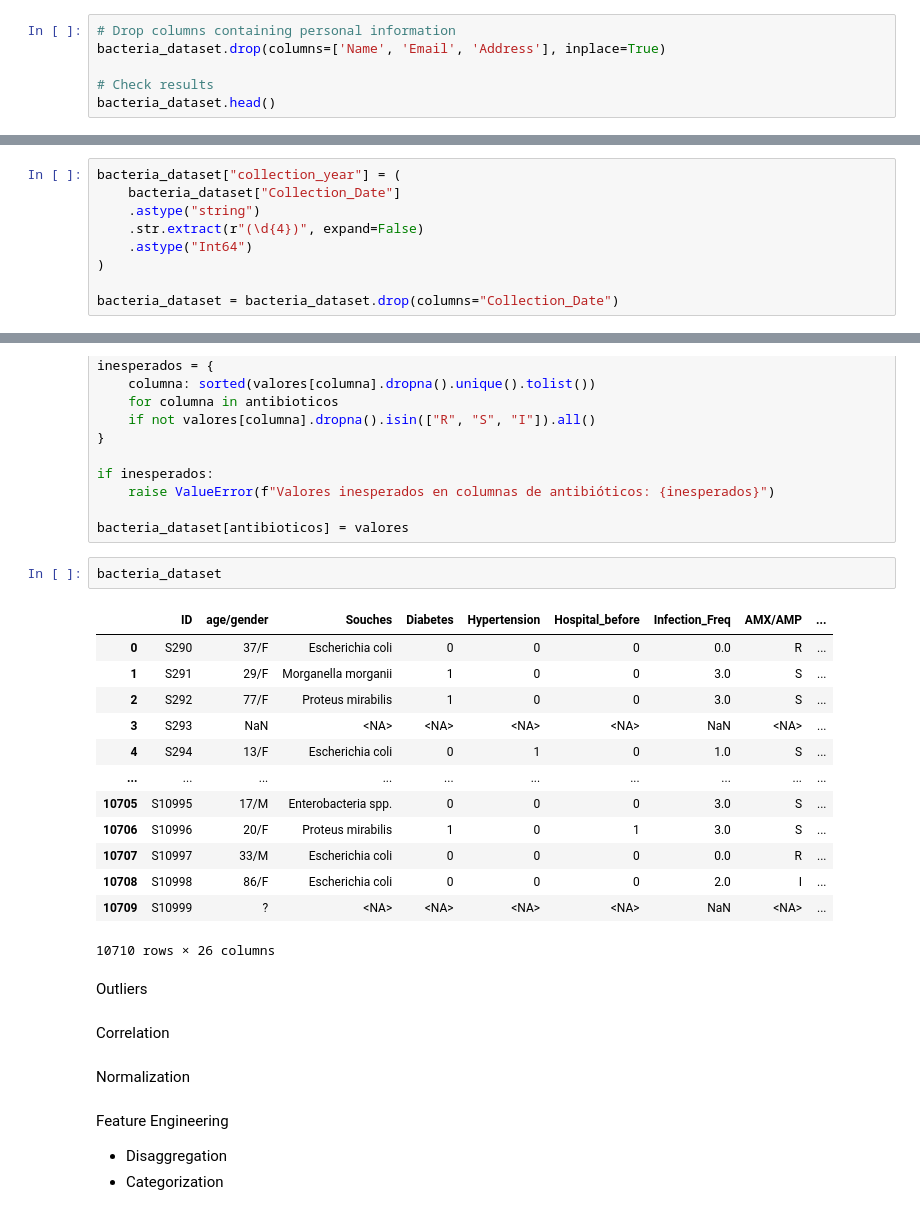
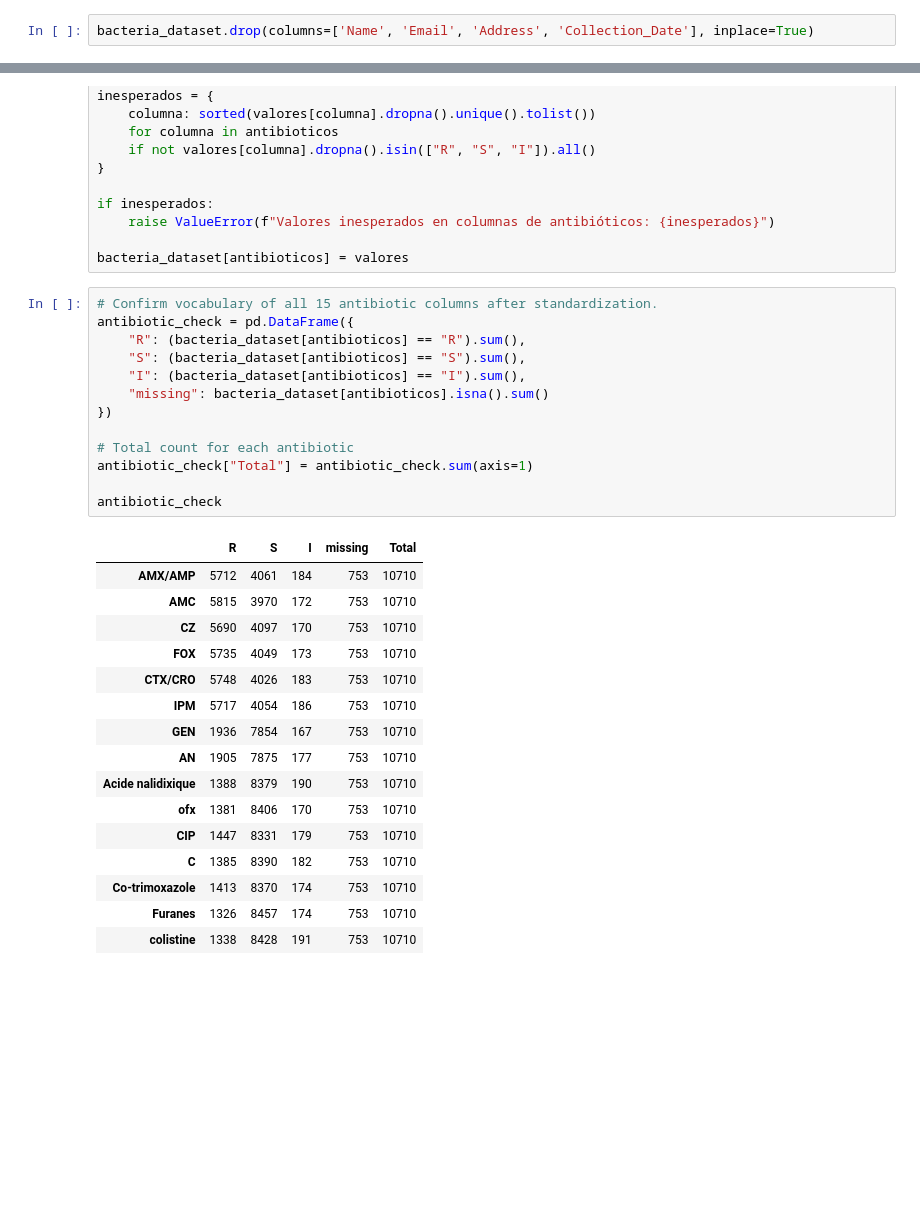
Before and after one commit to mvdelcampo/machine-learning-project, a Jupyter notebook: 00_EDA.ipynb, the cells around one changed output, grey strips where cells are left out. Cells and saved outputs as stored; diff of their text form; blank space fills up the shorter version.

Commit message:
Duplicates, cleaning and feature engineering

```diff
--- a/00_EDA.ipynb
+++ b/00_EDA.ipynb
@@ -106,8 +113,4 @@ The `Name`, `Email`, and `Address` columns contain personally identifiable infor
 # %%
-# Drop columns containing personal information
-bacteria_dataset.drop(columns=['Name', 'Email', 'Address'], inplace=True)
-
-# Check results
-bacteria_dataset.head()
+bacteria_dataset.drop(columns=['Name', 'Email', 'Address', 'Collection_Date'], inplace=True)
 # %% [output]
 See https://pandas.pydata.org/docs/dev/whatsnew/v3.1.0.html#deprecation-inplace for more details.
@@ -177,9 +178,0 @@ Length: 14, dtype: str
-# %%
-bacteria_dataset["collection_year"] = (
-    bacteria_dataset["Collection_Date"]
-    .astype("string")
-    .str.extract(r"(\d{4})", expand=False)
-    .astype("Int64")
-)
-
-bacteria_dataset = bacteria_dataset.drop(columns="Collection_Date")
@@ -366,28 +344,32 @@ if inesperados:
 
 bacteria_dataset[antibioticos] = valores
 # %%
-bacteria_dataset
+# Confirm vocabulary of all 15 antibiotic columns after standardization.
+antibiotic_check = pd.DataFrame({
+    "R": (bacteria_dataset[antibioticos] == "R").sum(),
+    "S": (bacteria_dataset[antibioticos] == "S").sum(),
+    "I": (bacteria_dataset[antibioticos] == "I").sum(),
+    "missing": bacteria_dataset[antibioticos].isna().sum()
+})
+
+# Total count for each antibiotic
+antibiotic_check["Total"] = antibiotic_check.sum(axis=1)
+
+antibiotic_check
 # %% [output]
-|  | ID | age/gender | Souches | Diabetes | Hypertension | Hospital_before | Infection_Freq | AMX/AMP | ... |
-| 0 | S290 | 37/F | Escherichia coli | 0 | 0 | 0 | 0.0 | R | ... |
-| 1 | S291 | 29/F | Morganella morganii | 1 | 0 | 0 | 3.0 | S | ... |
-| 2 | S292 | 77/F | Proteus mirabilis | 1 | 0 | 0 | 3.0 | S | ... |
-| 3 | S293 | NaN | <NA> | <NA> | <NA> | <NA> | NaN | <NA> | ... |
-| 4 | S294 | 13/F | Escherichia coli | 0 | 1 | 0 | 1.0 | S | ... |
-| ... | ... | ... | ... | ... | ... | ... | ... | ... | ... |
-| 10705 | S10995 | 17/M | Enterobacteria spp. | 0 | 0 | 0 | 3.0 | S | ... |
-| 10706 | S10996 | 20/F | Proteus mirabilis | 1 | 0 | 1 | 3.0 | S | ... |
-| 10707 | S10997 | 33/M | Escherichia coli | 0 | 0 | 0 | 0.0 | R | ... |
-| 10708 | S10998 | 86/F | Escherichia coli | 0 | 0 | 0 | 2.0 | I | ... |
-| 10709 | S10999 | ? | <NA> | <NA> | <NA> | <NA> | NaN | <NA> | ... |
+|  | R | S | I | missing | Total |
+| AMX/AMP | 5712 | 4061 | 184 | 753 | 10710 |
+| AMC | 5815 | 3970 | 172 | 753 | 10710 |
+| CZ | 5690 | 4097 | 170 | 753 | 10710 |
+| FOX | 5735 | 4049 | 173 | 753 | 10710 |
+| CTX/CRO | 5748 | 4026 | 183 | 753 | 10710 |
+| IPM | 5717 | 4054 | 186 | 753 | 10710 |
+| GEN | 1936 | 7854 | 167 | 753 | 10710 |
+| AN | 1905 | 7875 | 177 | 753 | 10710 |
+| Acide nalidixique | 1388 | 8379 | 190 | 753 | 10710 |
+| ofx | 1381 | 8406 | 170 | 753 | 10710 |
+| CIP | 1447 | 8331 | 179 | 753 | 10710 |
+| C | 1385 | 8390 | 182 | 753 | 10710 |
+| Co-trimoxazole | 1413 | 8370 | 174 | 753 | 10710 |
+| Furanes | 1326 | 8457 | 174 | 753 | 10710 |
+| colistine | 1338 | 8428 | 191 | 753 | 10710 |
-10710 rows × 26 columns
-# %% [markdown]
-Outliers
-# %% [markdown]
-Correlation
-# %% [markdown]
-Normalization
-# %% [markdown]
-Feature Engineering
-- Disaggregation
-- Categorization
```
Also changed, not shown: parts of 35 cells of this notebook.
